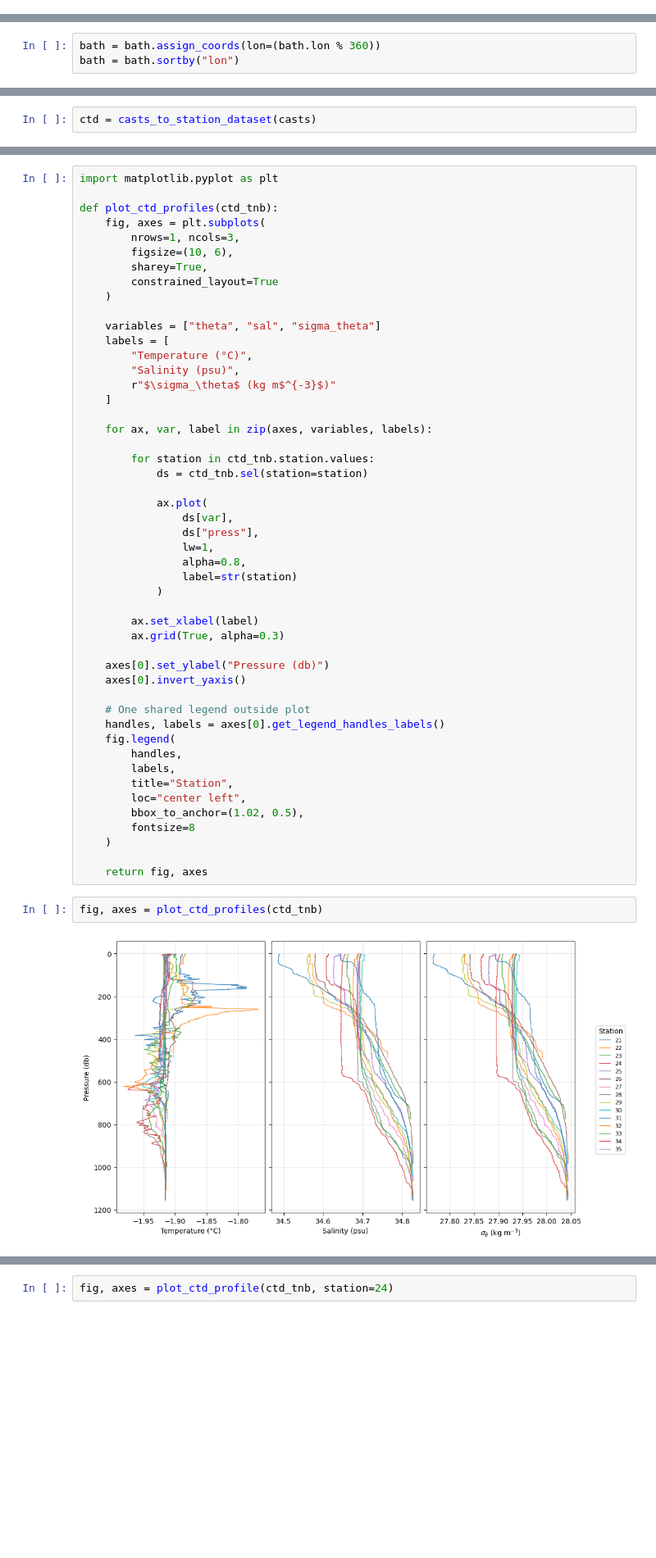
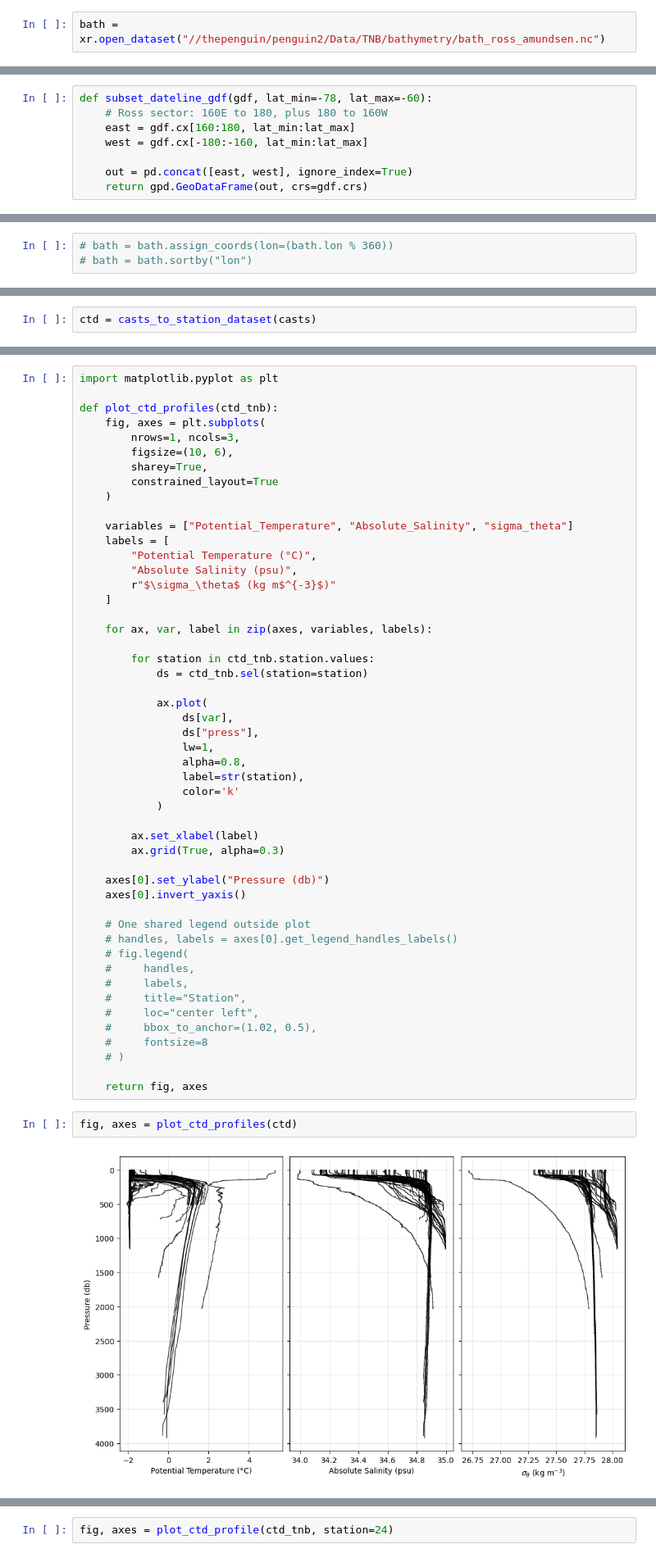
Before and after one commit to MackenzieBlanusa/TNB_tools, a Jupyter notebook: MastersThesis/PIPERS_CTD.ipynb, the cells around one changed output, grey strips where cells are left out. Shown at 82% size. Cells and saved outputs as stored; diff of their text form; blank space fills up the shorter version.

```diff
--- a/MastersThesis/PIPERS_CTD.ipynb
+++ b/MastersThesis/PIPERS_CTD.ipynb
@@ -200,0 +204,2 @@ land = gdf[gdf["surface"].isin(["land"])]
+# %%
+bath = xr.open_dataset("//thepenguin/penguin2/Data/TNB/bathymetry/bath_ross_amundsen.nc")
@@ -201,3 +227,11 @@ land = gdf[gdf["surface"].isin(["land"])]
+# %%
+def subset_dateline_gdf(gdf, lat_min=-78, lat_max=-60):
+    # Ross sector: 160E to 180, plus 180 to 160W
+    east = gdf.cx[160:180, lat_min:lat_max]
+    west = gdf.cx[-180:-160, lat_min:lat_max]
+
+    out = pd.concat([east, west], ignore_index=True)
+    return gpd.GeoDataFrame(out, crs=gdf.crs)
 # %%
 def TNB_study_site(
     bath,
@@ -372,3 +419,3 @@ Attributes: (12/36)
 # %%
-bath = bath.assign_coords(lon=(bath.lon % 360))
-bath = bath.sortby("lon")
+# bath = bath.assign_coords(lon=(bath.lon % 360))
+# bath = bath.sortby("lon")
@@ -600,10 +609,10 @@ def plot_ctd_profiles(ctd_tnb):
         constrained_layout=True
     )
 
-    variables = ["theta", "sal", "sigma_theta"]
+    variables = ["Potential_Temperature", "Absolute_Salinity", "sigma_theta"]
     labels = [
-        "Temperature (°C)",
-        "Salinity (psu)",
+        "Potential Temperature (°C)",
+        "Absolute Salinity (psu)",
         r"$\sigma_\theta$ (kg m$^{-3}$)"
     ]
 
@@ -617,7 +626,8 @@ def plot_ctd_profiles(ctd_tnb):
                 ds["press"],
                 lw=1,
                 alpha=0.8,
-                label=str(station)
+                label=str(station),
+                color='k'
             )
 
         ax.set_xlabel(label)
@@ -627,18 +637,18 @@ def plot_ctd_profiles(ctd_tnb):
     axes[0].invert_yaxis()
 
     # One shared legend outside plot
-    handles, labels = axes[0].get_legend_handles_labels()
-    fig.legend(
-        handles,
-        labels,
-        title="Station",
-        loc="center left",
-        bbox_to_anchor=(1.02, 0.5),
-        fontsize=8
-    )
+    # handles, labels = axes[0].get_legend_handles_labels()
+    # fig.legend(
+    #     handles,
+    #     labels,
+    #     title="Station",
+    #     loc="center left",
+    #     bbox_to_anchor=(1.02, 0.5),
+    #     fontsize=8
+    # )
 
     return fig, axes
 # %%
-fig, axes = plot_ctd_profiles(ctd_tnb)
+fig, axes = plot_ctd_profiles(ctd)
 # %% [output]
-[figure, old version]
+[figure, new version]
```
Also changed, not shown: parts of 44 cells of this notebook, 2 other files.
